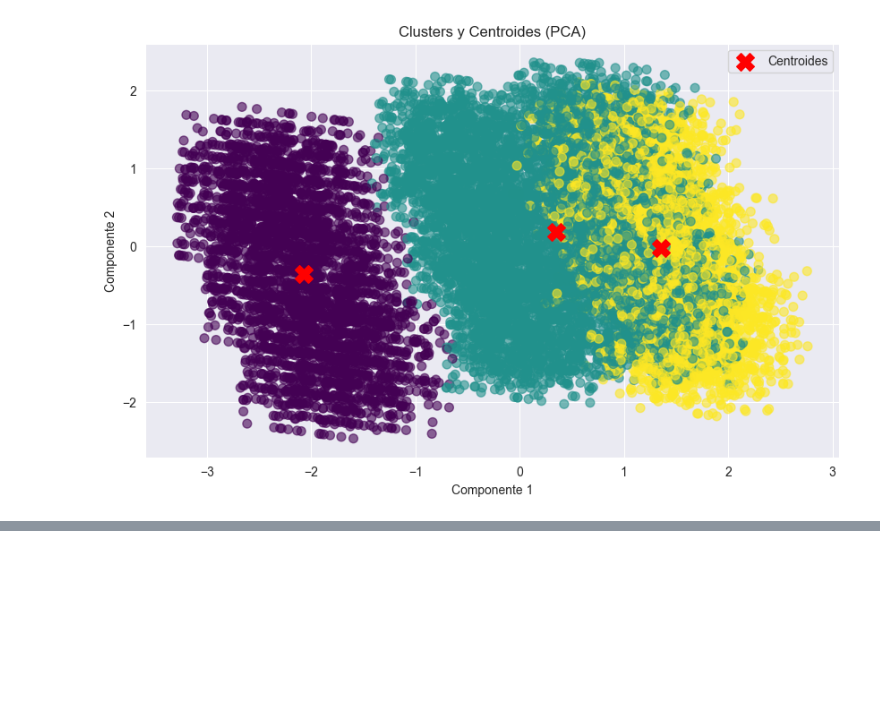
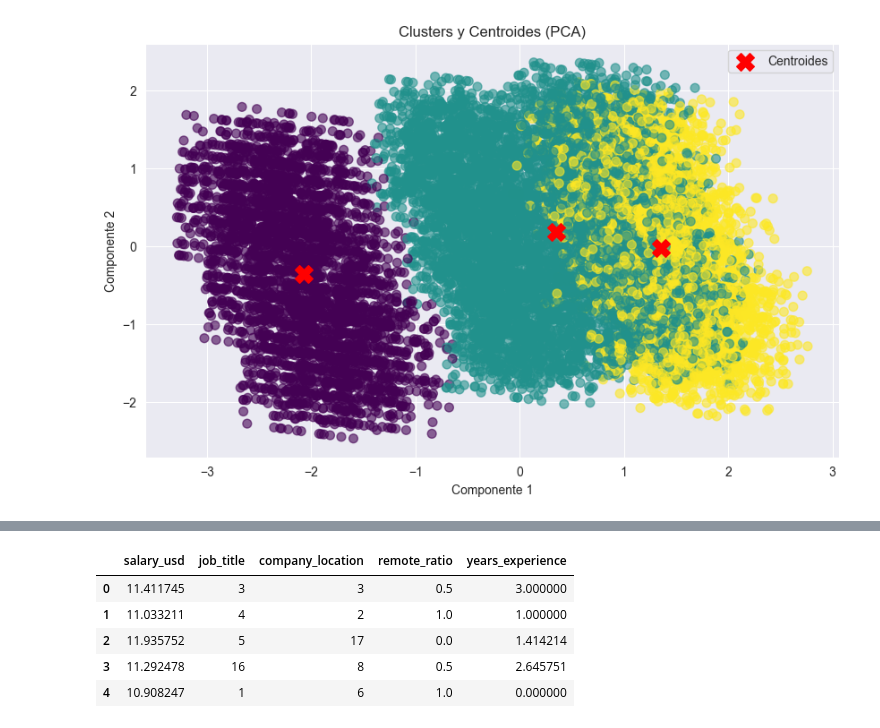
Before and after one commit to Wilmar21/Global_IA_Job_Market_Analysis, a Jupyter notebook: JobsIA.ipynb, the cells around one changed output, grey strips where cells are left out. Cells and saved outputs as stored; diff of their text form; code cells hidden in the pictures; blank space fills up the shorter version.

```diff
--- a/JobsIA.ipynb
+++ b/JobsIA.ipynb
@@ -823,0 +1096,9 @@ Posible Clasificacion de investigacion 2
+# %%
+jobsDatesetLogistica.head()
+# %% [output]
+|  | salary_usd | job_title | company_location | remote_ratio | years_experience |
+| 0 | 11.411745 | 3 | 3 | 0.5 | 3.000000 |
+| 1 | 11.033211 | 4 | 2 | 1.0 | 1.000000 |
+| 2 | 11.935752 | 5 | 17 | 0.0 | 1.414214 |
+| 3 | 11.292478 | 16 | 8 | 0.5 | 2.645751 |
+| 4 | 10.908247 | 1 | 6 | 1.0 | 0.000000 |
```
Also changed, not shown: parts of 6 cells of this notebook, 2 other files.
